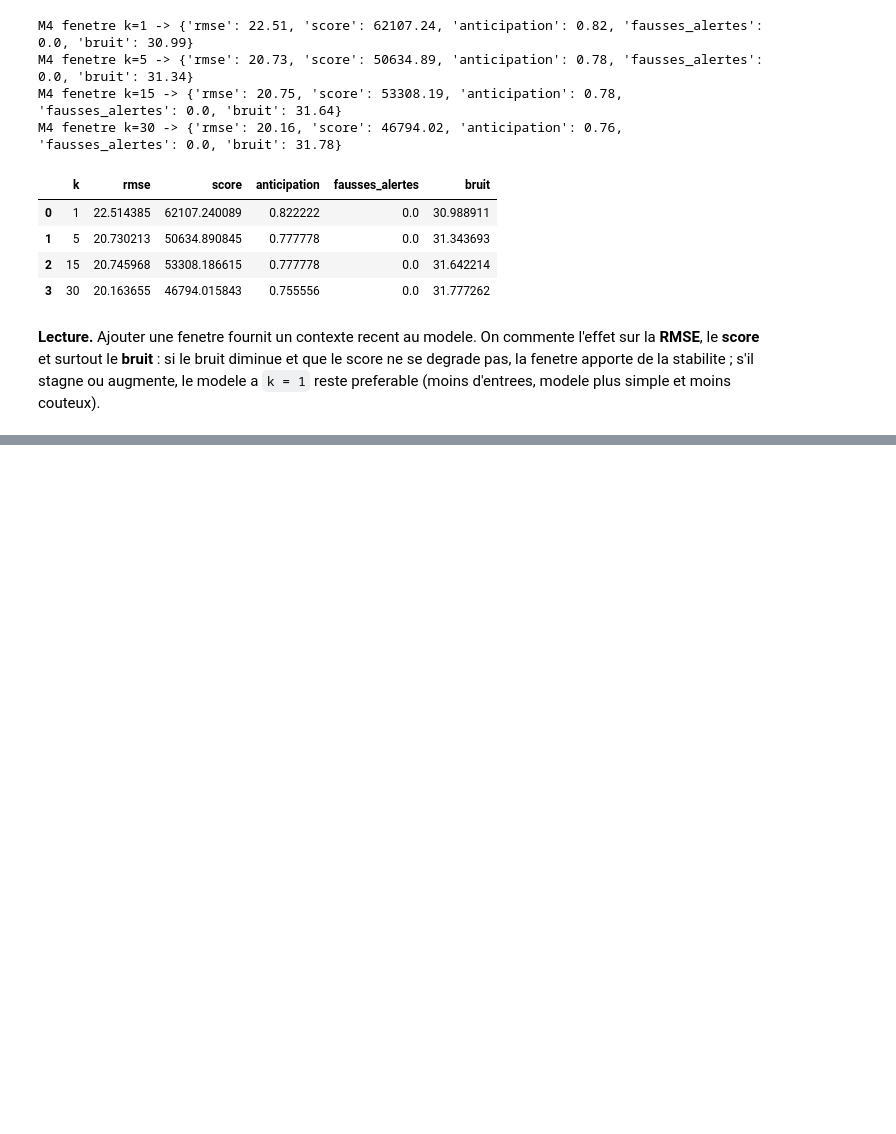
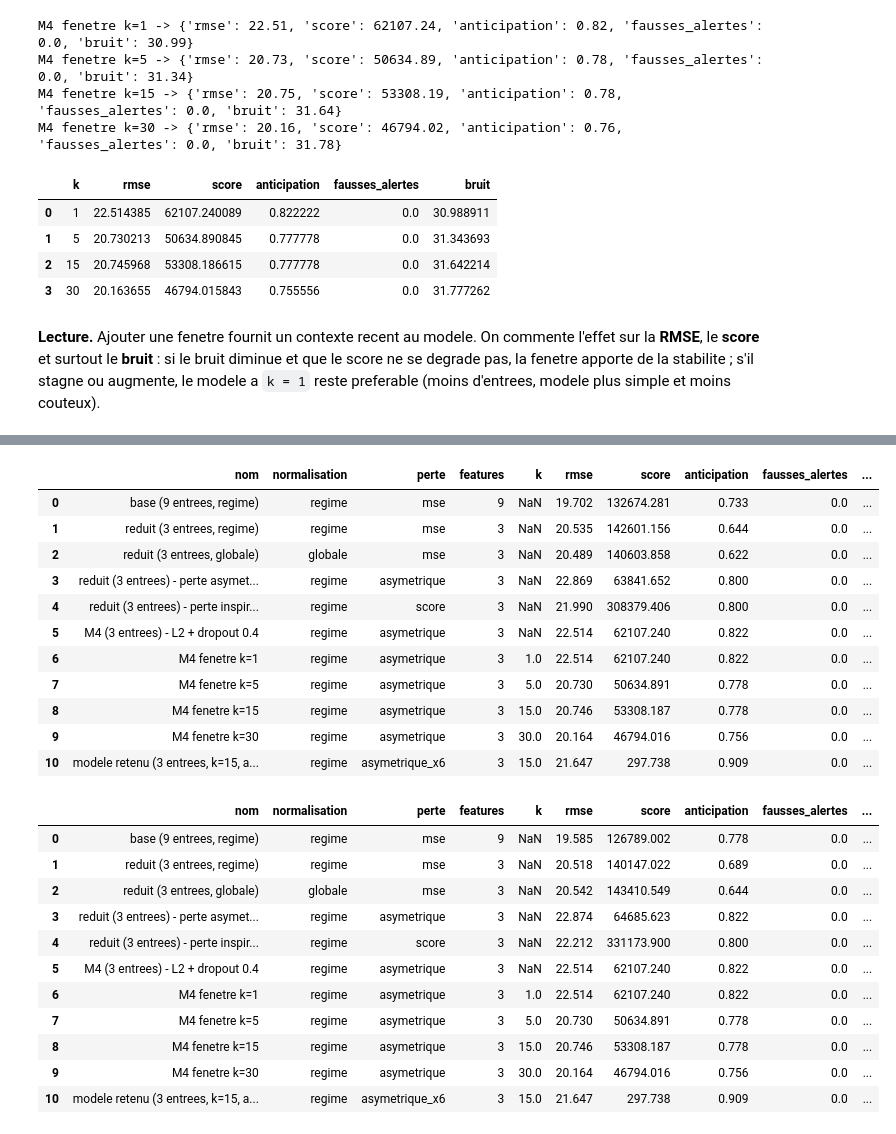
Before and after one commit to moussIlyas/ProjectFM, a Jupyter notebook: notebooks/mlp4.ipynb, the cells around one changed output, grey strips where cells are left out. Saved outputs shown, nothing was run; the diff lists cells and outputs as text; code cells hidden in the pictures; blank space fills up the shorter version.

```diff
--- a/notebooks/mlp4.ipynb
+++ b/notebooks/mlp4.ipynb
@@ -848,0 +957,30 @@ M6 fenetre k=30 -> {'rmse': 22.22, 'score': 44736.28, 'anticipation': 0.78, 'fau
+# %%
+# --- Tableau recapitulatif des experiences (journal du jalon 1) ---
+cols = ["nom", "normalisation", "perte", "features", "k", "rmse", "score",
+        "anticipation", "fausses_alertes", "bruit"]
+pd.DataFrame(journal).reindex(columns=cols).round(3)
+# %% [output]
+|  | nom | normalisation | perte | features | k | rmse | score | anticipation | fausses_alertes | ... |
+| 0 | base (9 entrees, regime) | regime | mse | 9 | NaN | 19.702 | 132674.281 | 0.733 | 0.0 | ... |
+| 1 | reduit (3 entrees, regime) | regime | mse | 3 | NaN | 20.535 | 142601.156 | 0.644 | 0.0 | ... |
+| 2 | reduit (3 entrees, globale) | globale | mse | 3 | NaN | 20.489 | 140603.858 | 0.622 | 0.0 | ... |
+| 3 | reduit (3 entrees) - perte asymet... | regime | asymetrique | 3 | NaN | 22.869 | 63841.652 | 0.800 | 0.0 | ... |
+| 4 | reduit (3 entrees) - perte inspir... | regime | score | 3 | NaN | 21.990 | 308379.406 | 0.800 | 0.0 | ... |
+| 5 | M4 (3 entrees) - L2 + dropout 0.4 | regime | asymetrique | 3 | NaN | 22.514 | 62107.240 | 0.822 | 0.0 | ... |
+| 6 | M4 fenetre k=1 | regime | asymetrique | 3 | 1.0 | 22.514 | 62107.240 | 0.822 | 0.0 | ... |
+| 7 | M4 fenetre k=5 | regime | asymetrique | 3 | 5.0 | 20.730 | 50634.891 | 0.778 | 0.0 | ... |
+| 8 | M4 fenetre k=15 | regime | asymetrique | 3 | 15.0 | 20.746 | 53308.187 | 0.778 | 0.0 | ... |
+| 9 | M4 fenetre k=30 | regime | asymetrique | 3 | 30.0 | 20.164 | 46794.016 | 0.756 | 0.0 | ... |
+| 10 | modele retenu (3 entrees, k=15, a... | regime | asymetrique_x6 | 3 | 15.0 | 21.647 | 297.738 | 0.909 | 0.0 | ... |
+|  | nom | normalisation | perte | features | k | rmse | score | anticipation | fausses_alertes | ... |
+| 0 | base (9 entrees, regime) | regime | mse | 9 | NaN | 19.585 | 126789.002 | 0.778 | 0.0 | ... |
+| 1 | reduit (3 entrees, regime) | regime | mse | 3 | NaN | 20.518 | 140147.022 | 0.689 | 0.0 | ... |
+| 2 | reduit (3 entrees, globale) | globale | mse | 3 | NaN | 20.542 | 143410.549 | 0.644 | 0.0 | ... |
+| 3 | reduit (3 entrees) - perte asymet... | regime | asymetrique | 3 | NaN | 22.874 | 64685.623 | 0.822 | 0.0 | ... |
+| 4 | reduit (3 entrees) - perte inspir... | regime | score | 3 | NaN | 22.212 | 331173.900 | 0.800 | 0.0 | ... |
+| 5 | M4 (3 entrees) - L2 + dropout 0.4 | regime | asymetrique | 3 | NaN | 22.514 | 62107.240 | 0.822 | 0.0 | ... |
+| 6 | M4 fenetre k=1 | regime | asymetrique | 3 | 1.0 | 22.514 | 62107.240 | 0.822 | 0.0 | ... |
+| 7 | M4 fenetre k=5 | regime | asymetrique | 3 | 5.0 | 20.730 | 50634.891 | 0.778 | 0.0 | ... |
+| 8 | M4 fenetre k=15 | regime | asymetrique | 3 | 15.0 | 20.746 | 53308.187 | 0.778 | 0.0 | ... |
+| 9 | M4 fenetre k=30 | regime | asymetrique | 3 | 30.0 | 20.164 | 46794.016 | 0.756 | 0.0 | ... |
+| 10 | modele retenu (3 entrees, k=15, a... | regime | asymetrique_x6 | 3 | 15.0 | 21.647 | 297.738 | 0.909 | 0.0 | ... |
```
Also changed, not shown: parts of 34 cells of this notebook, 3 other files.
